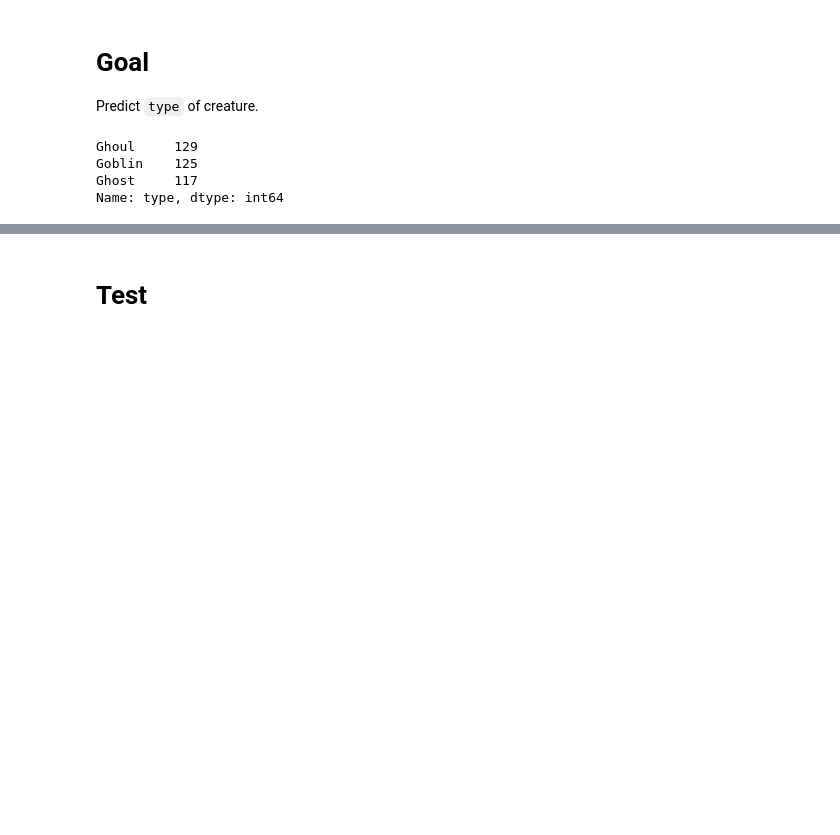
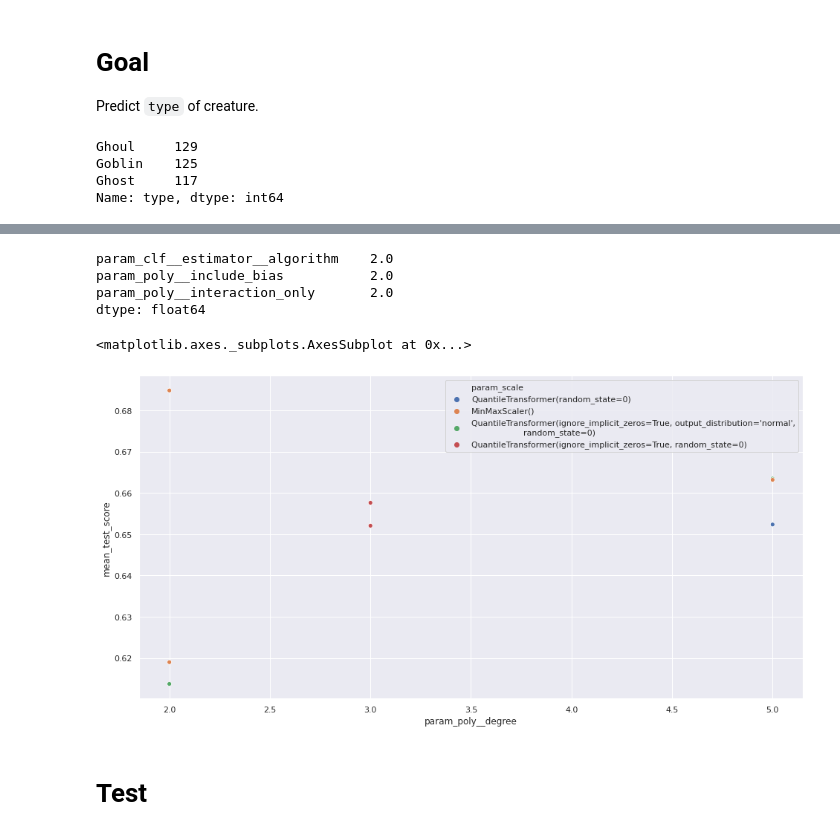
Before and after one commit to it176131/Ghouls-Goblins-and-Ghosts...-Boo-, a Jupyter notebook: Ghouls, Goblins, and Ghosts... Boo!.ipynb, the cells around one changed output, grey strips where cells are left out. Cells and saved outputs as stored; diff of their text form; code cells hidden in the pictures; blank space fills up the shorter version.

Commit message:
random search for adaboost

```diff
--- a/Ghouls, Goblins, and Ghosts... Boo!.ipynb
+++ b/Ghouls, Goblins, and Ghosts... Boo!.ipynb
@@ -390,0 +176,8 @@ pd.DataFrame(
+# %%
+pipe = Pipeline(steps=[
+    ('poly', PolynomialFeatures()),
+    ('scale', MinMaxScaler()),
+    ('var', VarianceThreshold()),
+    ('select', SelectPercentile()),
+    ('clf', GradientBoostingClassifier(random_state=0))
+])
@@ -390,0 +297,27 @@ pd.DataFrame(
+# %%
+ada_cv_results = pd.DataFrame(ada_rscv.cv_results_)
+
+param_cols = ada_cv_results.columns[ada_cv_results.columns.str.contains('param')]
+
+split_cols = ada_cv_results.columns[ada_cv_results.columns.str.contains('split')]
+
+time_cols = ada_cv_results.columns[ada_cv_results.columns.str.contains('time')]
+
+test_cols = ada_cv_results.columns[
+    (ada_cv_results.columns.str.contains('test')) & (ada_cv_results.columns.isin(split_cols) == False)
+]
+
+param_cols = param_cols.drop([
+    'params',
+    'param_clf',
+])
+
+ada_cv_results = ada_cv_results.reindex(columns=param_cols.append(test_cols))
+# %%
+def cfloat(series):
+    try:
+        return series.astype(float)
+    except Exception:
+        return series
+# %%
+ada_cv_results = ada_cv_results.apply(lambda x : cfloat(x))
@@ -391,3 +335,23 @@ pd.DataFrame(
+# %%
+ada_cv_results.nunique().where(lambda x : x == 2).dropna()
+# %% [output]
+param_clf__estimator__algorithm    2.0
+param_poly__include_bias           2.0
+param_poly__interaction_only       2.0
+dtype: float64
+# %%
+fig, ax = plt.subplots(figsize=(16,8))
+
+sns.scatterplot(
+    data=ada_cv_results,
+    x='param_poly__degree',
+    y='mean_test_score',
+    hue='param_scale',
+    ax=ax
+)
+# %% [output]
+<matplotlib.axes._subplots.AxesSubplot at 0x...>
+[figure, added]
 # %% [markdown]
 # Test
 # %%
```
Also changed, not shown: parts of 29 cells of this notebook.
